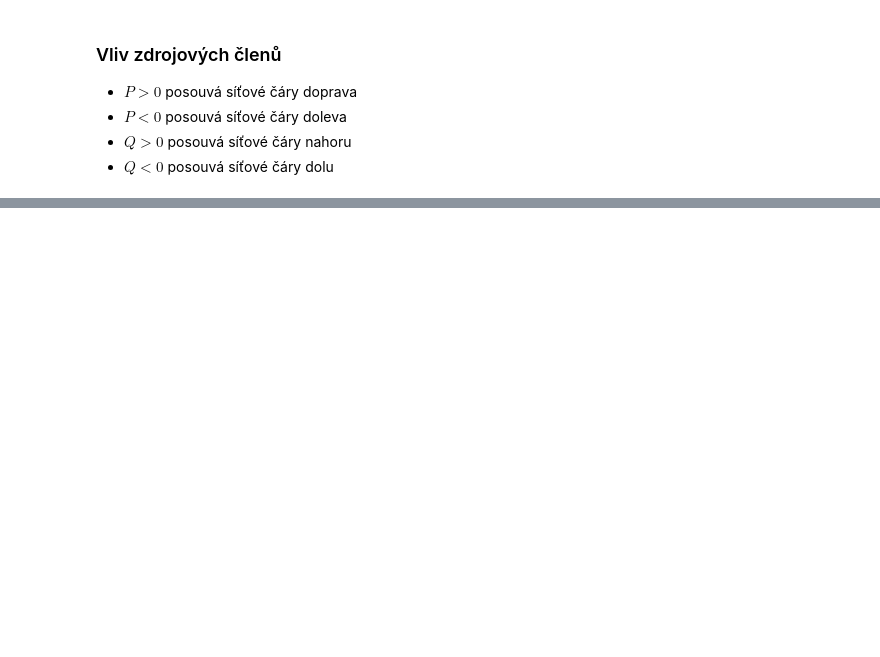
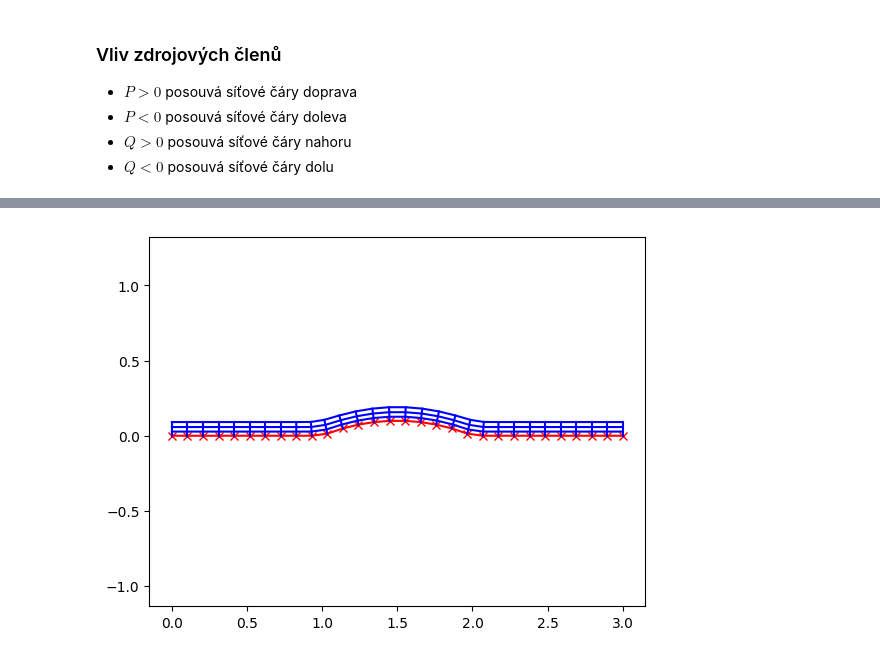
Before and after one commit to furstj/NSP, a Jupyter notebook: 01_strukturovana_sit.ipynb, the cells around one changed output, grey strips where cells are left out. Drawn from its saved outputs; the diff is of its cells as text; code cells hidden in the pictures; blank space fills up the shorter version.

```diff
--- a/01_strukturovana_sit.ipynb
+++ b/01_strukturovana_sit.ipynb
@@ -419,0 +575,15 @@ Iterace: 70     chyba:0.0001398792094961873
+# %%
+# parametrizace spodni strany oblasti, 0 <= t <= 1
+function lower_wall(t)
+    cx = 1.5
+    cy = - (0.25 - 0.01) / 0.2
+    r2 = 0.25 + cy^2
+
+    x = 3.0 * t
+    if 1<x && x<2
+        y = √(r2-(x-cx)^2) + cy
+    else
+        y = 0.0
+    end
+    return [x,y]
+end
@@ -419,0 +592,17 @@ Iterace: 70     chyba:0.0001398792094961873
+# %%
+function plot_hyp_mesh(r)
+
+    dva, n, m = size(r)
+
+    plot(r[1,:,1], r[2,:,1], "-xr")
+
+    for j=2:m
+        plot(r[1,:,j], r[2,:,j], "-b")
+    end
+
+    for i=1:n
+        plot(r[1,i,:], r[2,i,:], "-b")
+    end
+
+    axis("equal");
+end;
@@ -419,0 +677,5 @@ Iterace: 70     chyba:0.0001398792094961873
+# %%
+r = hyp_explicit_central(30,4,0.025,1.1);
+plot_hyp_mesh(r);
+# %% [output]
+[figure, added]
```
Also changed, not shown: parts of 50 cells of this notebook.
